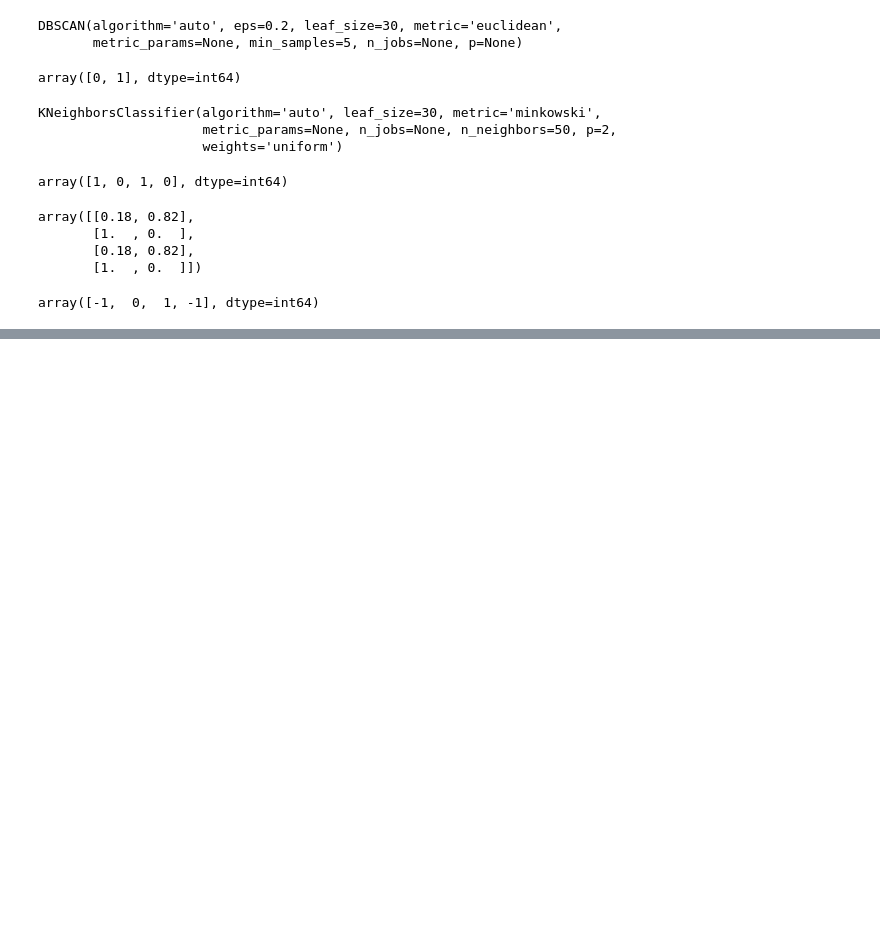
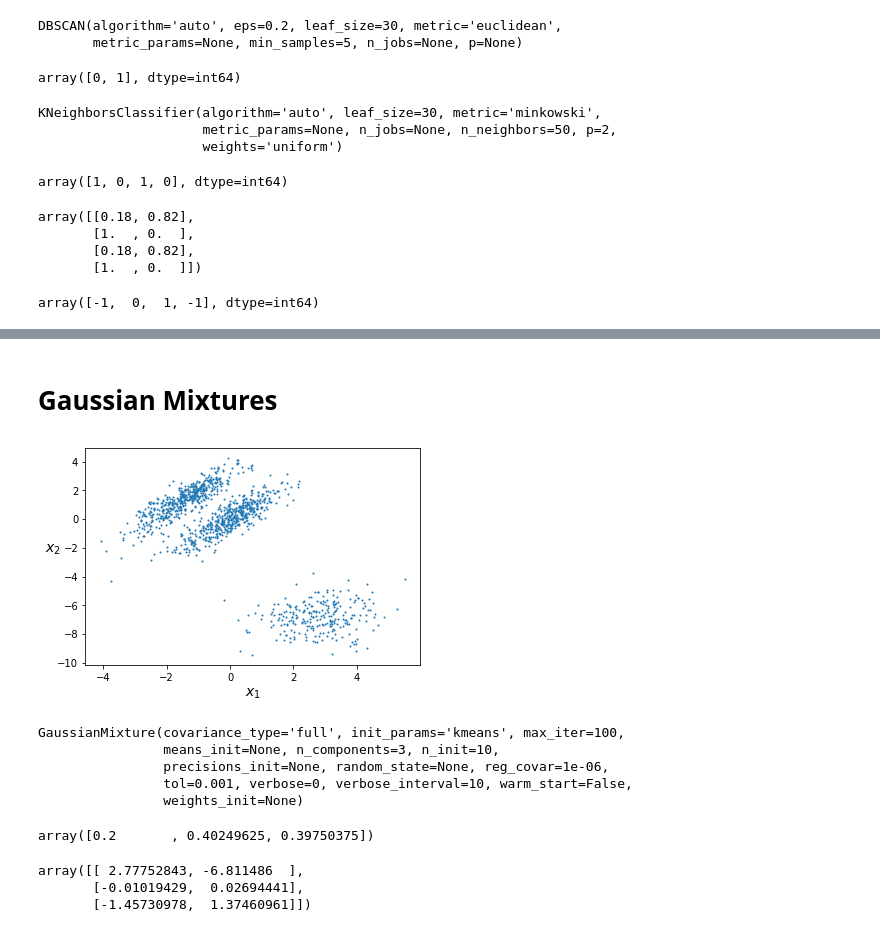
Before and after one commit to codywill/ml-sandbox, a Jupyter notebook: hands-on/Chapter 9 - Unsupervised Learning.ipynb, the cells around one changed output, grey strips where cells are left out. Saved outputs shown, nothing was run; the diff lists cells and outputs as text; code cells hidden in the pictures; blank space fills up the shorter version.

Commit message:
Started gaussian mixtures notes

```diff
--- a/hands-on/Chapter 9 - Unsupervised Learning.ipynb
+++ b/hands-on/Chapter 9 - Unsupervised Learning.ipynb
@@ -531,0 +532,34 @@ array([-1,  0,  1, -1], dtype=int64)
+# %% [markdown]
+# Gaussian Mixtures
+# %%
+X1, y1 = make_blobs(n_samples=1000, centers=((4, -4), (0, 0)))
+X1 = X1.dot(np.array([[0.374, 0.95], [0.732, 0.598]]))
+X2, y2 = make_blobs(n_samples=250, centers=1)
+X2 = X2 + [6, -8]
+X = np.r_[X1, X2]
+y = np.r_[y1, y2]
+
+plot_clusters(X)
+# %% [output]
+[figure, added]
+# %%
+from sklearn.mixture import GaussianMixture
+
+gm = GaussianMixture(n_components=3, n_init=10)
+gm.fit(X)
+# %% [output]
+GaussianMixture(covariance_type='full', init_params='kmeans', max_iter=100,
+                means_init=None, n_components=3, n_init=10,
+                precisions_init=None, random_state=None, reg_covar=1e-06,
+                tol=0.001, verbose=0, verbose_interval=10, warm_start=False,
+                weights_init=None)
+# %%
+gm.weights_
+# %% [output]
+array([0.2       , 0.40249625, 0.39750375])
+# %%
+gm.means_
+# %% [output]
+array([[ 2.77752843, -6.811486  ],
+       [-0.01019429,  0.02694441],
+       [-1.45730978,  1.37460961]])
```
Also changed, not shown: parts of 9 cells of this notebook.
